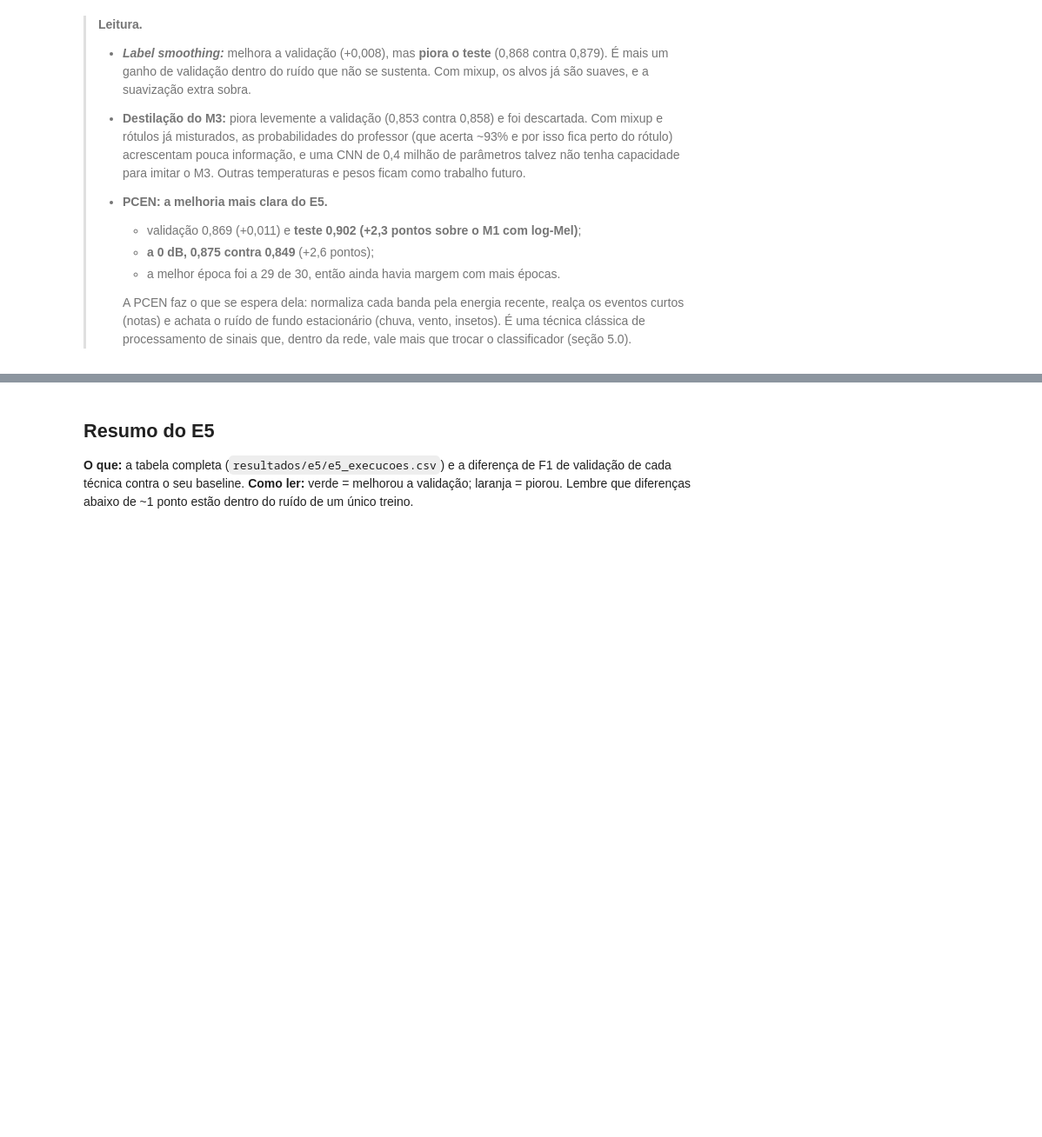
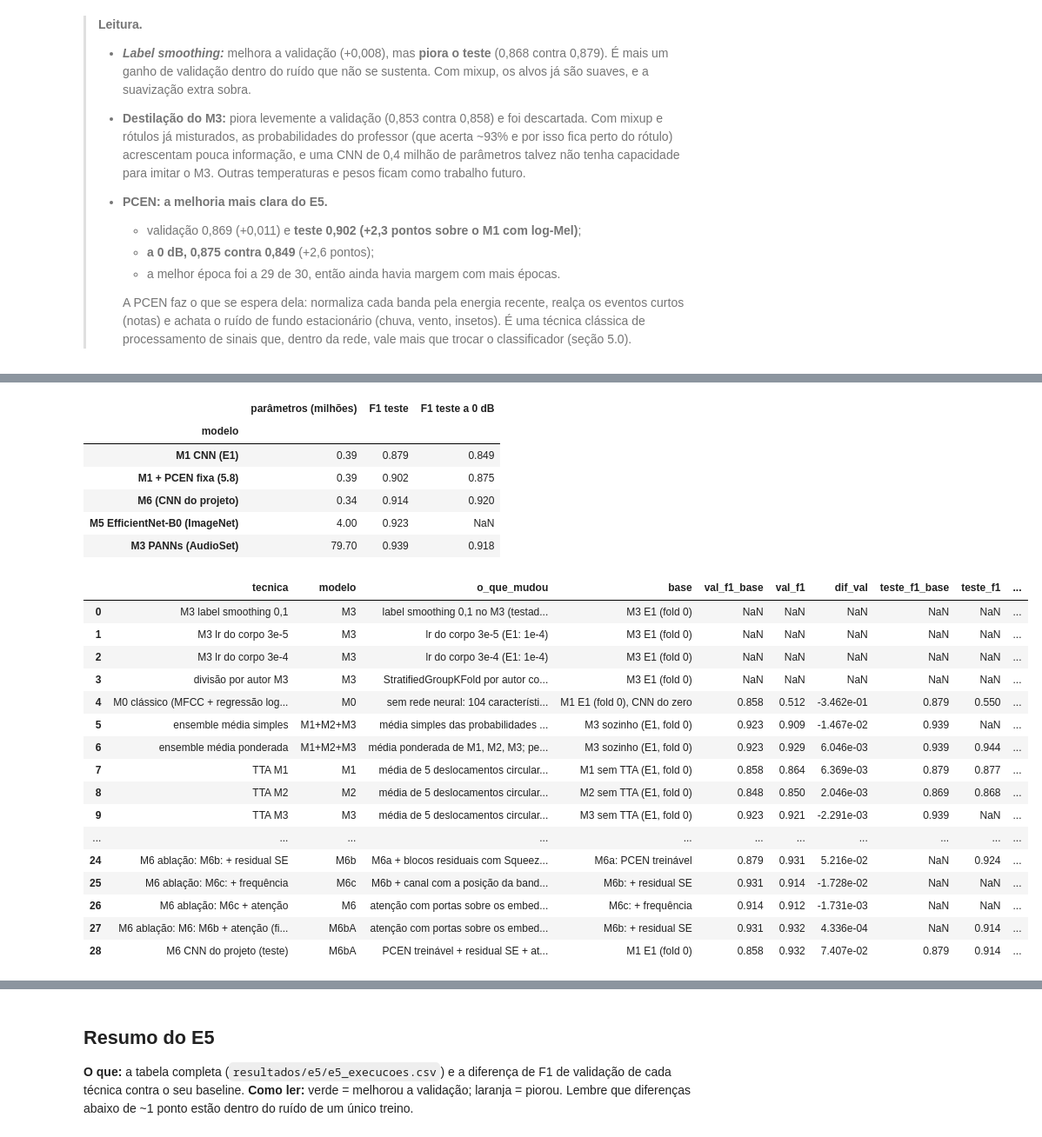
Before and after one commit to Giovanny29/birdclef-dl, a Jupyter notebook: notebooks/05_melhorias.ipynb, the cells around one changed output, grey strips where cells are left out. Shown at 87% size. Drawn from its saved outputs; the diff is of its cells as text; code cells hidden in the pictures; blank space fills up the shorter version.

```diff
--- a/notebooks/05_melhorias.ipynb
+++ b/notebooks/05_melhorias.ipynb
@@ -518,0 +689,50 @@ display(mh.tabela().query("tecnica in ['label smoothing M1', 'destilação M3
+# %%
+versoes, jan_te = e.versoes_teste("M1")
+def teste_e_ruido(modelo, nome):
+    r = carregar_checkpoint(PASTA_CHECKPOINTS / f"{nome}.pt", modelo)
+    idx = np.arange(len(jan_te))
+    if modelo in m6mod.COM_ATENCAO:
+        lim = m6mod.probs_gravacoes(r.modelo, versoes["limpo"], jan_te, idx, r.norm, r.classes)
+        ru = m6mod.probs_gravacoes(r.modelo, versoes["0 dB"], jan_te, idx, r.norm, r.classes)
+        return mh.f1(lim[1], lim[0]), mh.f1(ru[1], ru[0])
+    return treino.avaliar_teste(r, versoes["limpo"], jan_te)[0]["f1_macro"], treino.avaliar_teste(r, versoes["0 dB"], jan_te)[0]["f1_macro"]
+e3b = pd.read_csv("resultados/e3b/e3b_execucoes.csv").query("aumento == 'todas'").pivot_table(index="modelo", columns="teste", values="f1_macro")
+f_m6, f_m6_0 = teste_e_ruido("M6bA", "M6bA_todas_s42_f0")
+f_pc, f_pc_0 = teste_e_ruido("M1PCEN", "M1PCEN_todas_s42_f0")
+comp6 = pd.DataFrame([
+    {"modelo": "M1 CNN (E1)", "parâmetros (milhões)": 0.39, "F1 teste": e3b.loc["M1", "limpo"], "F1 teste a 0 dB": e3b.loc["M1", "0 dB"]},
+    {"modelo": "M1 + PCEN fixa (5.8)", "parâmetros (milhões)": 0.39, "F1 teste": f_pc, "F1 teste a 0 dB": f_pc_0},
+    {"modelo": "M6 (CNN do projeto)", "parâmetros (milhões)": 0.34, "F1 teste": f_m6, "F1 teste a 0 dB": f_m6_0},
+    {"modelo": "M5 EfficientNet-B0 (ImageNet)", "parâmetros (milhões)": 4.0, "F1 teste": mh.f1(*reversed(mh.probs_teste("M5", "M5_todas_s42_f0"))), "F1 teste a 0 dB": np.nan},
+    {"modelo": "M3 PANNs (AudioSet)", "parâmetros (milhões)": 79.7, "F1 teste": e3b.loc["M3", "limpo"], "F1 teste a 0 dB": e3b.loc["M3", "0 dB"]},
+]).set_index("modelo")
+display(comp6.round(3))
+mh.registrar(tecnica="M6 CNN do projeto (teste)", modelo="M6bA", o_que_mudou="PCEN treinável + residual SE + atenção nas janelas, porte do M1 (o canal de frequência foi descartado na ablação)",
+             base="M1 E1 (fold 0)", val_f1_base=float(e1.loc["M1", "val_f1_macro"]), val_f1=float(ck6["metricas_val"]["f1_macro"]),
+             teste_f1_base=float(e1.loc["M1", "teste_f1_macro"]), teste_f1=f_m6, minutos=None, veredito="comparação",
+             obs=f"teste a 0 dB: {f_m6_0:.3f} (M1: {e3b.loc['M1', '0 dB']:.3f}; M1+PCEN: {f_pc_0:.3f})")
+# %% [output]
+|  | parâmetros (milhões) | F1 teste | F1 teste a 0 dB |
+| modelo |  |  |  |
+| M1 CNN (E1) | 0.39 | 0.879 | 0.849 |
+| M1 + PCEN fixa (5.8) | 0.39 | 0.902 | 0.875 |
+| M6 (CNN do projeto) | 0.34 | 0.914 | 0.920 |
+| M5 EfficientNet-B0 (ImageNet) | 4.00 | 0.923 | NaN |
+| M3 PANNs (AudioSet) | 79.70 | 0.939 | 0.918 |
+|  | tecnica | modelo | o_que_mudou | base | val_f1_base | val_f1 | dif_val | teste_f1_base | teste_f1 | ... |
+| 0 | M3 label smoothing 0,1 | M3 | label smoothing 0,1 no M3 (testad... | M3 E1 (fold 0) | NaN | NaN | NaN | NaN | NaN | ... |
+| 1 | M3 lr do corpo 3e-5 | M3 | lr do corpo 3e-5 (E1: 1e-4) | M3 E1 (fold 0) | NaN | NaN | NaN | NaN | NaN | ... |
+| 2 | M3 lr do corpo 3e-4 | M3 | lr do corpo 3e-4 (E1: 1e-4) | M3 E1 (fold 0) | NaN | NaN | NaN | NaN | NaN | ... |
+| 3 | divisão por autor M3 | M3 | StratifiedGroupKFold por autor co... | M3 E1 (fold 0) | NaN | NaN | NaN | NaN | NaN | ... |
+| 4 | M0 clássico (MFCC + regressão log... | M0 | sem rede neural: 104 característi... | M1 E1 (fold 0), CNN do zero | 0.858 | 0.512 | -3.462e-01 | 0.879 | 0.550 | ... |
+| 5 | ensemble média simples | M1+M2+M3 | média simples das probabilidades ... | M3 sozinho (E1, fold 0) | 0.923 | 0.909 | -1.467e-02 | 0.939 | NaN | ... |
+| 6 | ensemble média ponderada | M1+M2+M3 | média ponderada de M1, M2, M3; pe... | M3 sozinho (E1, fold 0) | 0.923 | 0.929 | 6.046e-03 | 0.939 | 0.944 | ... |
+| 7 | TTA M1 | M1 | média de 5 deslocamentos circular... | M1 sem TTA (E1, fold 0) | 0.858 | 0.864 | 6.369e-03 | 0.879 | 0.877 | ... |
+| 8 | TTA M2 | M2 | média de 5 deslocamentos circular... | M2 sem TTA (E1, fold 0) | 0.848 | 0.850 | 2.046e-03 | 0.869 | 0.868 | ... |
+| 9 | TTA M3 | M3 | média de 5 deslocamentos circular... | M3 sem TTA (E1, fold 0) | 0.923 | 0.921 | -2.291e-03 | 0.939 | NaN | ... |
+| ... | ... | ... | ... | ... | ... | ... | ... | ... | ... | ... |
+| 24 | M6 ablação: M6b: + residual SE | M6b | M6a + blocos residuais com Squeez... | M6a: PCEN treinável | 0.879 | 0.931 | 5.216e-02 | NaN | 0.924 | ... |
+| 25 | M6 ablação: M6c: + frequência | M6c | M6b + canal com a posição da band... | M6b: + residual SE | 0.931 | 0.914 | -1.728e-02 | NaN | NaN | ... |
+| 26 | M6 ablação: M6c + atenção | M6 | atenção com portas sobre os embed... | M6c: + frequência | 0.914 | 0.912 | -1.731e-03 | NaN | NaN | ... |
+| 27 | M6 ablação: M6: M6b + atenção (fi... | M6bA | atenção com portas sobre os embed... | M6b: + residual SE | 0.931 | 0.932 | 4.336e-04 | NaN | 0.914 | ... |
+| 28 | M6 CNN do projeto (teste) | M6bA | PCEN treinável + residual SE + at... | M1 E1 (fold 0) | 0.858 | 0.932 | 7.407e-02 | 0.879 | 0.914 | ... |
```
Also changed, not shown: parts of 12 cells of this notebook, 16 other files.
